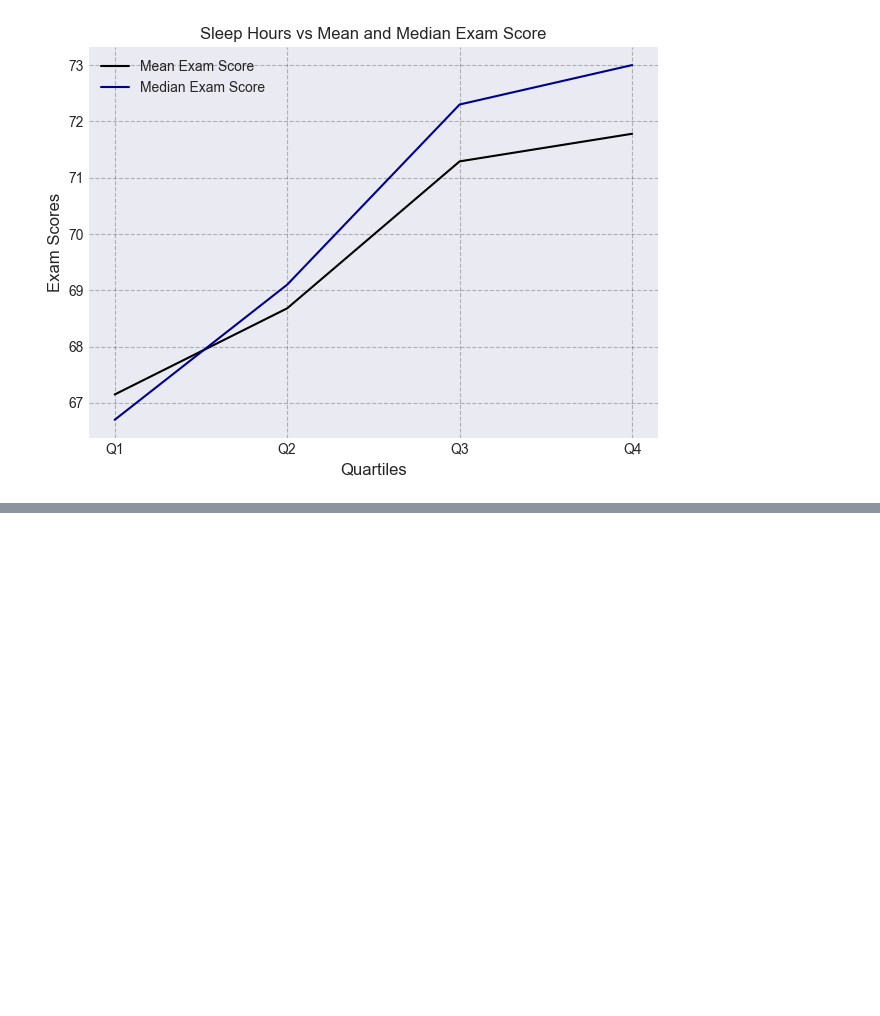
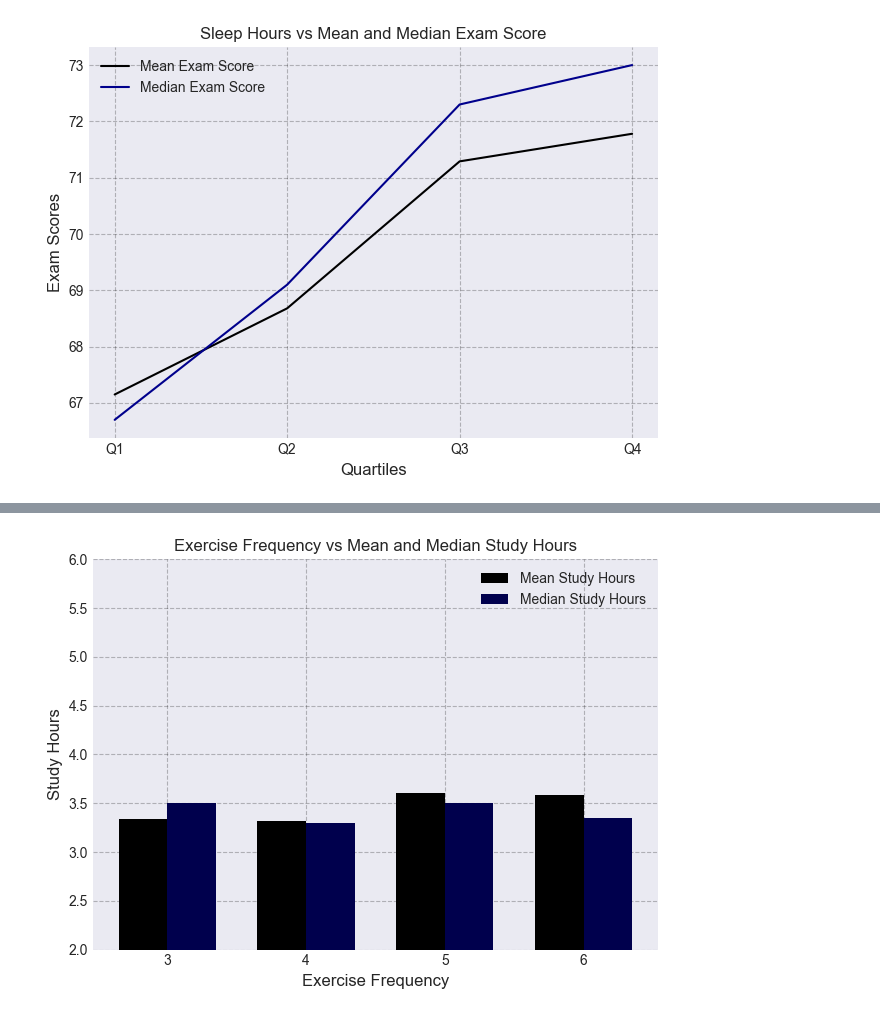
Before and after one commit to Nikhils-AI/student-performance-analysis, a Jupyter notebook: notebooks/student_performance_analysis.ipynb, the cells around one changed output, grey strips where cells are left out. Cells and saved outputs as stored; diff of their text form; code cells hidden in the pictures; blank space fills up the shorter version.

Commit message:
Finished plotting question 6

```diff
--- a/notebooks/student_performance_analysis.ipynb
+++ b/notebooks/student_performance_analysis.ipynb
@@ -356,0 +365,20 @@ ORDER BY exercise_frequency ASC;""", engine)
+# %%
+# Exercise Frequency vs Mean and Median Study Hours
+x = np.arange(len(df))
+width = 0.35
+
+plt.bar(x - width/2, df['mean_study_hours'], width=width, label='Mean Study Hours', color=(0, 0, 0))
+plt.bar(x + width/2, df['median_study_hours'], width=width, label='Median Study Hours', color=(0, 0, 0.3))
+
+plt.xticks(x, df['exercise_frequency'])
+plt.grid(True, linestyle='--', alpha=.25, color=(0, 0, 0))
+plt.xlabel('Exercise Frequency', fontsize=12)
+plt.ylabel('Study Hours', fontsize=12)
+plt.ylim(2, 6)
+plt.title('Exercise Frequency vs Mean and Median Study Hours', fontsize=12)
+
+plt.legend(fontsize=10, loc='best')
+plt.tight_layout()
+plt.show()
+# %% [output]
+[figure, added]
```
Also changed, not shown: parts of 5 cells of this notebook.
